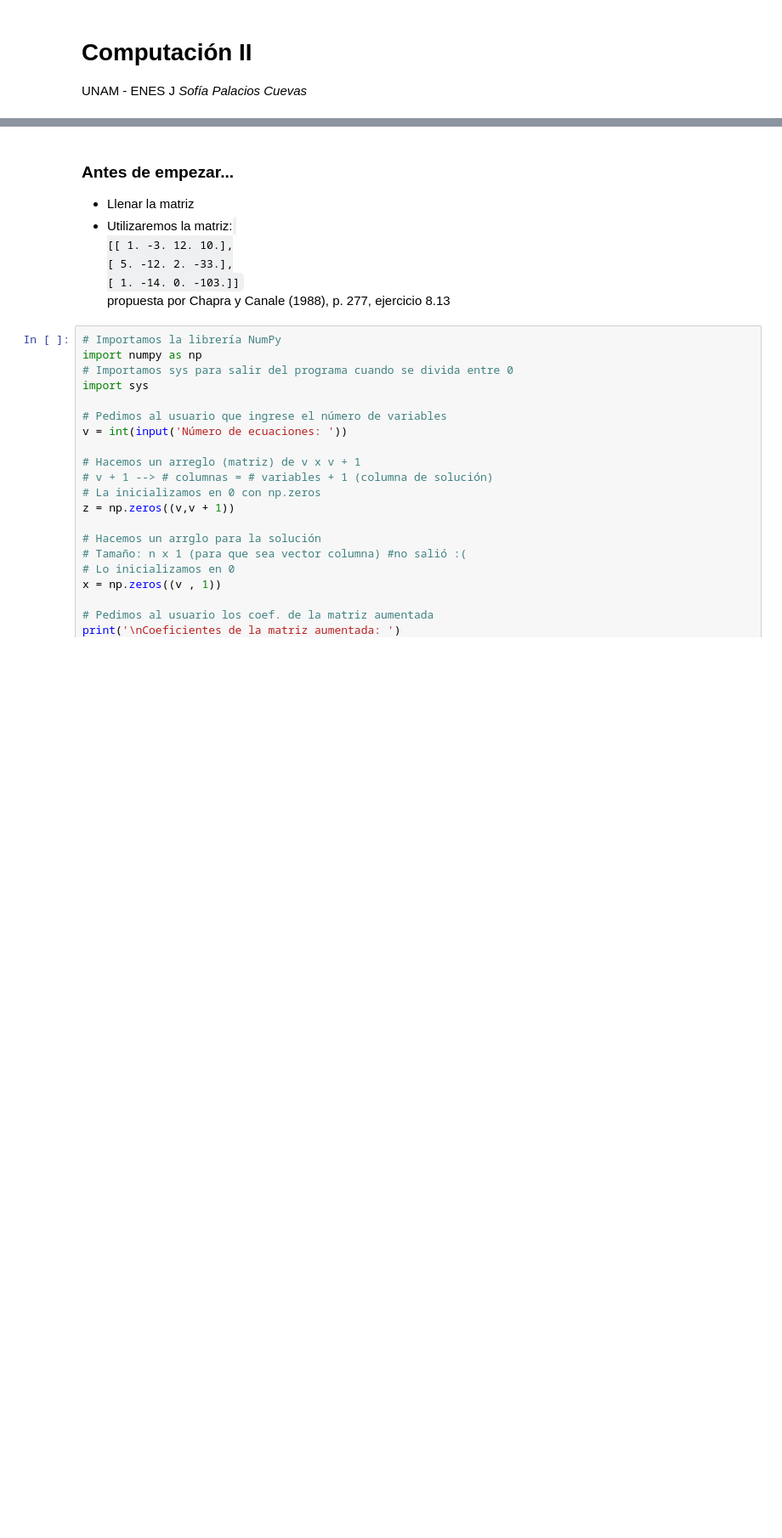
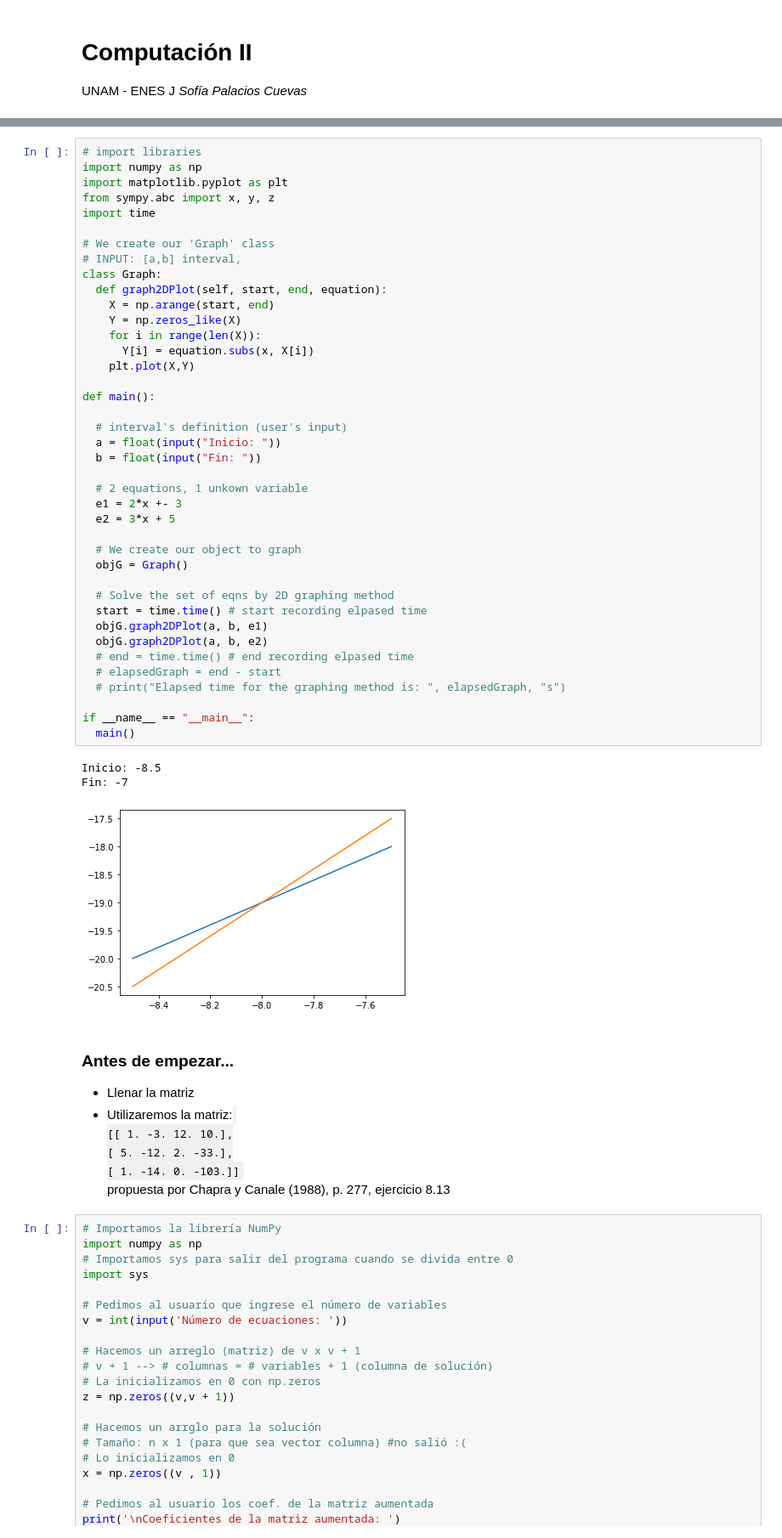
Before and after one commit to JBSspc/PracticasComputacionII, a Jupyter notebook: SistemasEcAlgLineales.ipynb, the cells around one changed output, grey strips where cells are left out. Shown: that part at 85% size. Drawn from its saved outputs; the diff is of its cells as text; blank space fills up the shorter version.

```diff
--- a/SistemasEcAlgLineales.ipynb
+++ b/SistemasEcAlgLineales.ipynb
@@ -14,3 +19,47 @@ UNAM - ENES J</br>
+# %%
+# import libraries
+import numpy as np
+import matplotlib.pyplot as plt
+from sympy.abc import x, y, z
+import time
+
+# We create our 'Graph' class
+# INPUT: [a,b] interval,
+class Graph:
+  def graph2DPlot(self, start, end, equation):
+    X = np.arange(start, end)
+    Y = np.zeros_like(X)
+    for i in range(len(X)):
+      Y[i] = equation.subs(x, X[i])
+    plt.plot(X,Y)
+
+def main():
+
+  # interval's definition (user's input)
+  a = float(input("Inicio: "))
+  b = float(input("Fin: "))
+
+  # 2 equations, 1 unkown variable
+  e1 = 2*x +- 3
+  e2 = 3*x + 5
+
+  # We create our object to graph
+  objG = Graph()
+
+  # Solve the set of eqns by 2D graphing method
+  start = time.time() # start recording elpased time
+  objG.graph2DPlot(a, b, e1)
+  objG.graph2DPlot(a, b, e2)
+  # end = time.time() # end recording elpased time
+  # elapsedGraph = end - start
+  # print("Elapsed time for the graphing method is: ", elapsedGraph, "s")
+
+if __name__ == "__main__":
+  main()
+# %% [output]
+Inicio: -8.5
+Fin: -7
+[figure, added]
 # %% [markdown]
 ### **Antes de empezar...**
 * Llenar la matriz
```
Also changed, not shown: parts of 2 cells of this notebook.
